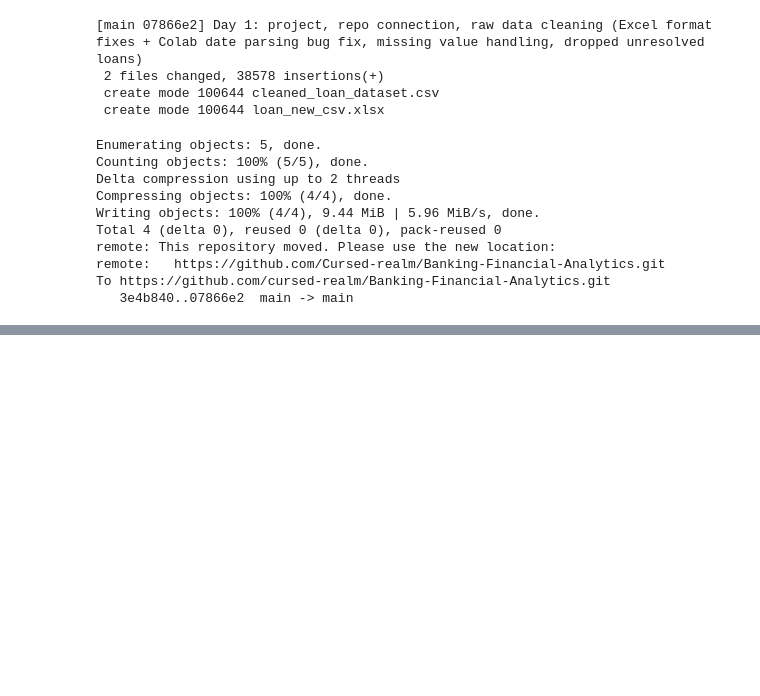
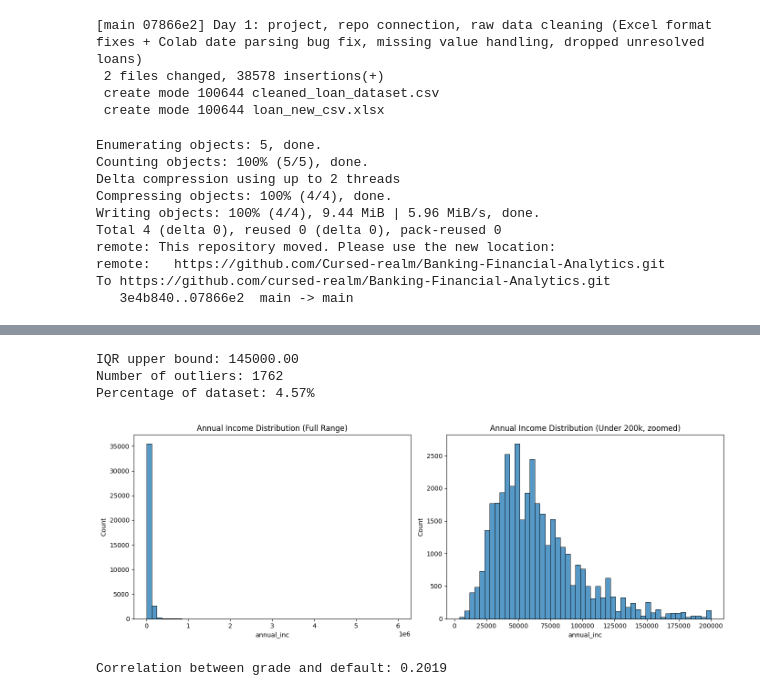
Before and after one commit to Cursed-realm/Banking-Financial-Analytics, a Jupyter notebook: Banking_Financial_Analytics.ipynb, the cells around one changed output, grey strips where cells are left out. Cells and saved outputs as stored; diff of their text form; code cells hidden in the pictures; blank space fills up the shorter version.

Commit message:
Day 3: business insights synthesis and statistical analysis - descriptive stats, outlier detection, distribution analysis, correlation, hypothesis testing on credit grade vs default

```diff
--- a/Banking_Financial_Analytics.ipynb
+++ b/Banking_Financial_Analytics.ipynb
@@ -195,0 +384,4 @@ To https://github.com/cursed-realm/Banking-Financial-Analytics.git
+# %%
+df_check['issue_d'] = pd.to_datetime(df_check['issue_d'])
+print(sorted(df_check['issue_d'].dt.day.unique()))
+print(sorted(df_check['issue_d'].dt.month.unique()))
@@ -195,0 +409,24 @@ To https://github.com/cursed-realm/Banking-Financial-Analytics.git
+# %%
+df = df_check.copy()
+
+df.to_csv('cleaned_loan_dataset.csv', index=False)
+print("Re-saved with issue_d fixed")
+
+df.to_sql('loans', conn, if_exists='replace', index=False)
+
+query = """
+WITH monthly AS (
+    SELECT strftime('%Y-%m', issue_d) as issue_month,
+           COUNT(*) as loan_count,
+           SUM(loan_amnt) as total_amount
+    FROM loans
+    GROUP BY issue_month
+)
+SELECT issue_month, loan_count, total_amount,
+       SUM(total_amount) OVER (ORDER BY issue_month) as running_total
+FROM monthly
+ORDER BY issue_month
+"""
+result = pd.read_sql(query, conn)
+print(result.shape)
+result.head(10)
@@ -195,0 +657,40 @@ To https://github.com/cursed-realm/Banking-Financial-Analytics.git
+# %%
+Q1 = df['annual_inc'].quantile(0.25)
+Q3 = df['annual_inc'].quantile(0.75)
+IQR = Q3 - Q1
+upper_bound = Q3 + 1.5 * IQR
+
+outliers = df[df['annual_inc'] > upper_bound]
+print(f"IQR upper bound: {upper_bound:.2f}")
+print(f"Number of outliers: {len(outliers)}")
+print(f"Percentage of dataset: {100 * len(outliers) / len(df):.2f}%")
+# %% [output]
+IQR upper bound: 145000.00
+Number of outliers: 1762
+Percentage of dataset: 4.57%
+# %%
+import matplotlib.pyplot as plt
+import seaborn as sns
+
+fig, axes = plt.subplots(1, 2, figsize=(14, 5))
+
+sns.histplot(df['annual_inc'], bins=50, ax=axes[0])
+axes[0].set_title('Annual Income Distribution (Full Range)')
+
+sns.histplot(df[df['annual_inc'] <= 200000]['annual_inc'], bins=50, ax=axes[1])
+axes[1].set_title('Annual Income Distribution (Under 200k, zoomed)')
+
+plt.tight_layout()
+plt.show()
+# %% [output]
+[figure, added]
+# %%
+grade_map = {'A': 1, 'B': 2, 'C': 3, 'D': 4, 'E': 5, 'F': 6, 'G': 7}
+df['grade_numeric'] = df['grade'].map(grade_map)
+
+df['defaulted'] = (df['loan_status'] == 'Charged Off').astype(int)
+
+correlation = df['grade_numeric'].corr(df['defaulted'])
+print(f"Correlation between grade and default: {correlation:.4f}")
+# %% [output]
+Correlation between grade and default: 0.2019
```
Also changed, not shown: parts of 32 cells of this notebook.
